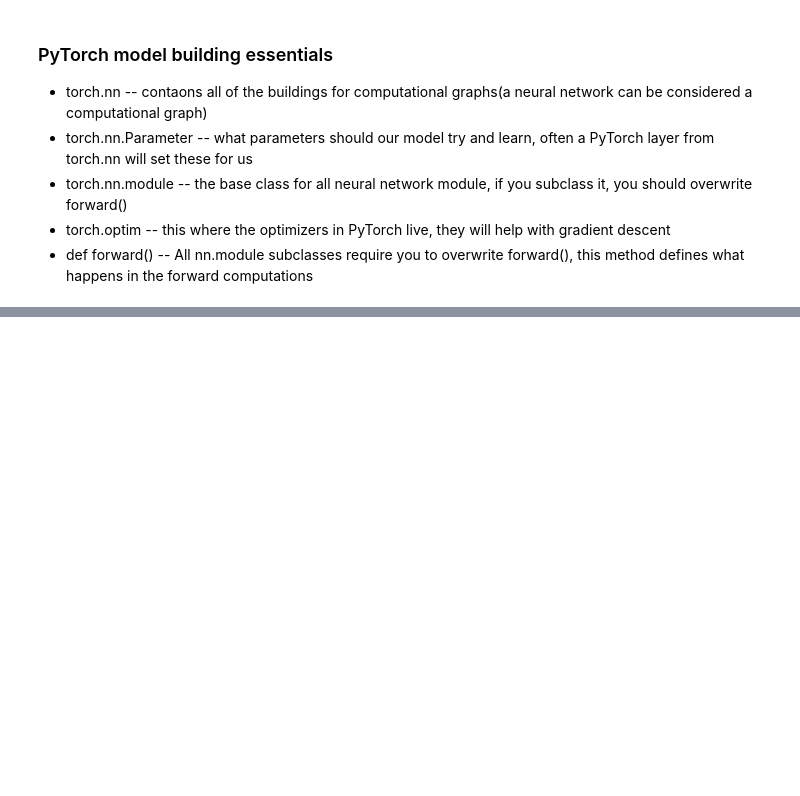
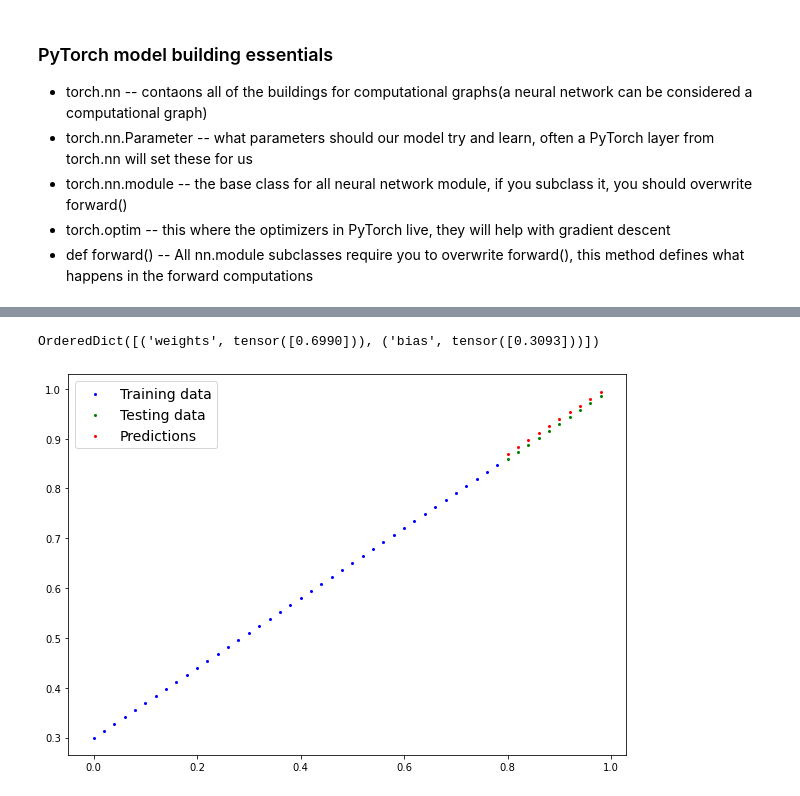
Before and after one commit to Prashant-Bhar8waj/Learning_Pytorch-, a Jupyter notebook: PYT-2.ipynb, the cells around one changed output, grey strips where cells are left out. Cells and saved outputs as stored; diff of their text form; code cells hidden in the pictures; blank space fills up the shorter version.

```diff
--- a/PYT-2.ipynb
+++ b/PYT-2.ipynb
@@ -169,0 +305,7 @@ def __init__(self):
+# %%
+# Setup a loss function
+loss_fn = nn.L1Loss()
+
+# Setup an optimizer (stochastic gradient descent)
+optimizer = torch.optim.SGD(params = model_0.parameters(),
+                            lr = 0.01)  # Learning rate = possibly the most important hyperparameter you can set
@@ -169,0 +393,11 @@ def __init__(self):
+# %%
+model_0.state_dict()
+# %% [output]
+OrderedDict([('weights', tensor([0.6990])), ('bias', tensor([0.3093]))])
+# %%
+with torch.inference_mode():
+    y_preds_new = model_0(X_test)
+# %%
+plot_prediction(predictions=y_preds_new)
+# %% [output]
+[figure, added]
```
Also changed, not shown: parts of 27 cells of this notebook, 2 other files.
